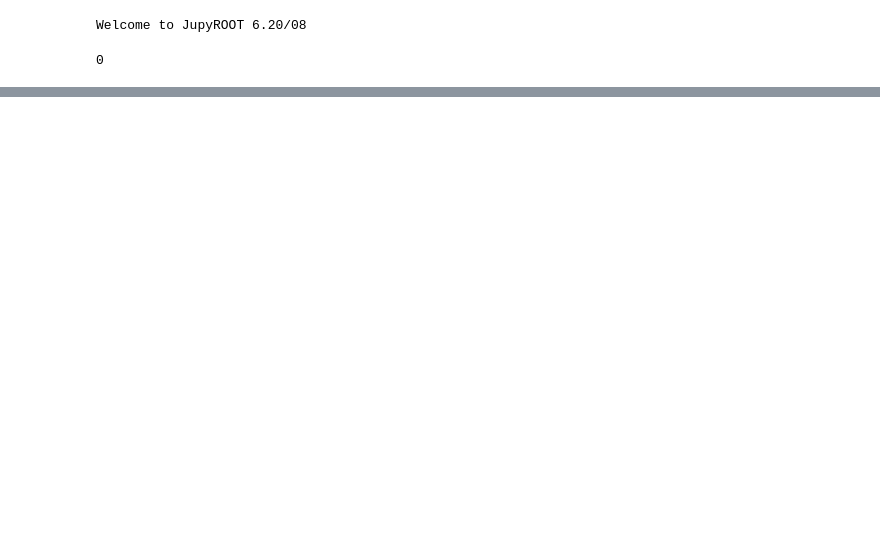
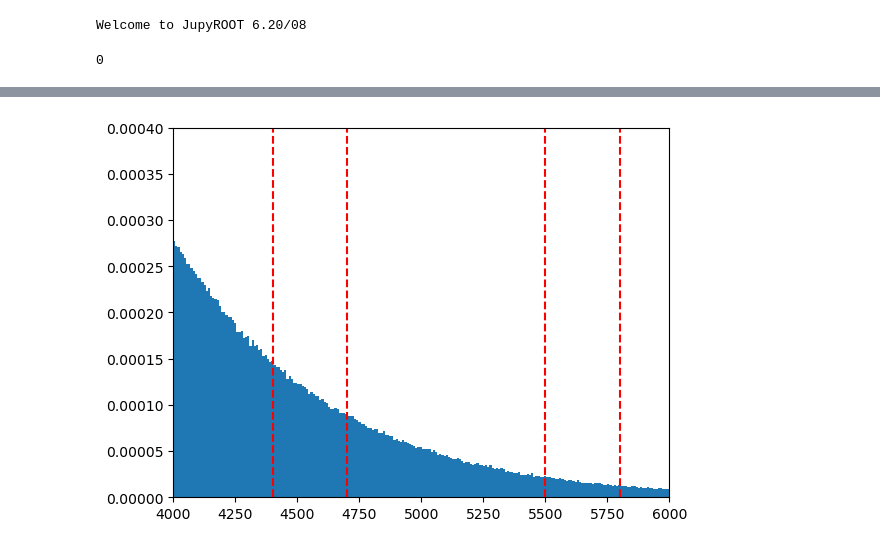
Before and after one commit to manhducnmd1/Summer_Research_CWoLa, a Jupyter notebook: Extraction code for background.ipynb, the cells around one changed output, grey strips where cells are left out. Cells and saved outputs as stored; diff of their text form; code cells hidden in the pictures; blank space fills up the shorter version.

```diff
--- a/Extraction code for background.ipynb
+++ b/Extraction code for background.ipynb
@@ -254,0 +301,11 @@ all_images_background_sb = np.array(all_images_background_sb)
+# %%
+plt.hist(Mjj_background, bins = 'auto', density = True)
+plt.axvline(x = 4400, ls = '--', c = 'r')
+plt.axvline(x = 4700, ls = '--', c = 'r')
+plt.axvline(x = 5500, ls = '--', c = 'r')
+plt.axvline(x = 5800, ls = '--', c = 'r')
+plt.xlim(4000,6000)
+plt.ylim(0, 0.0004)
+plt.show()
+# %% [output]
+[figure, added]
```
Also changed, not shown: parts of 9 cells of this notebook, 4 other files.
